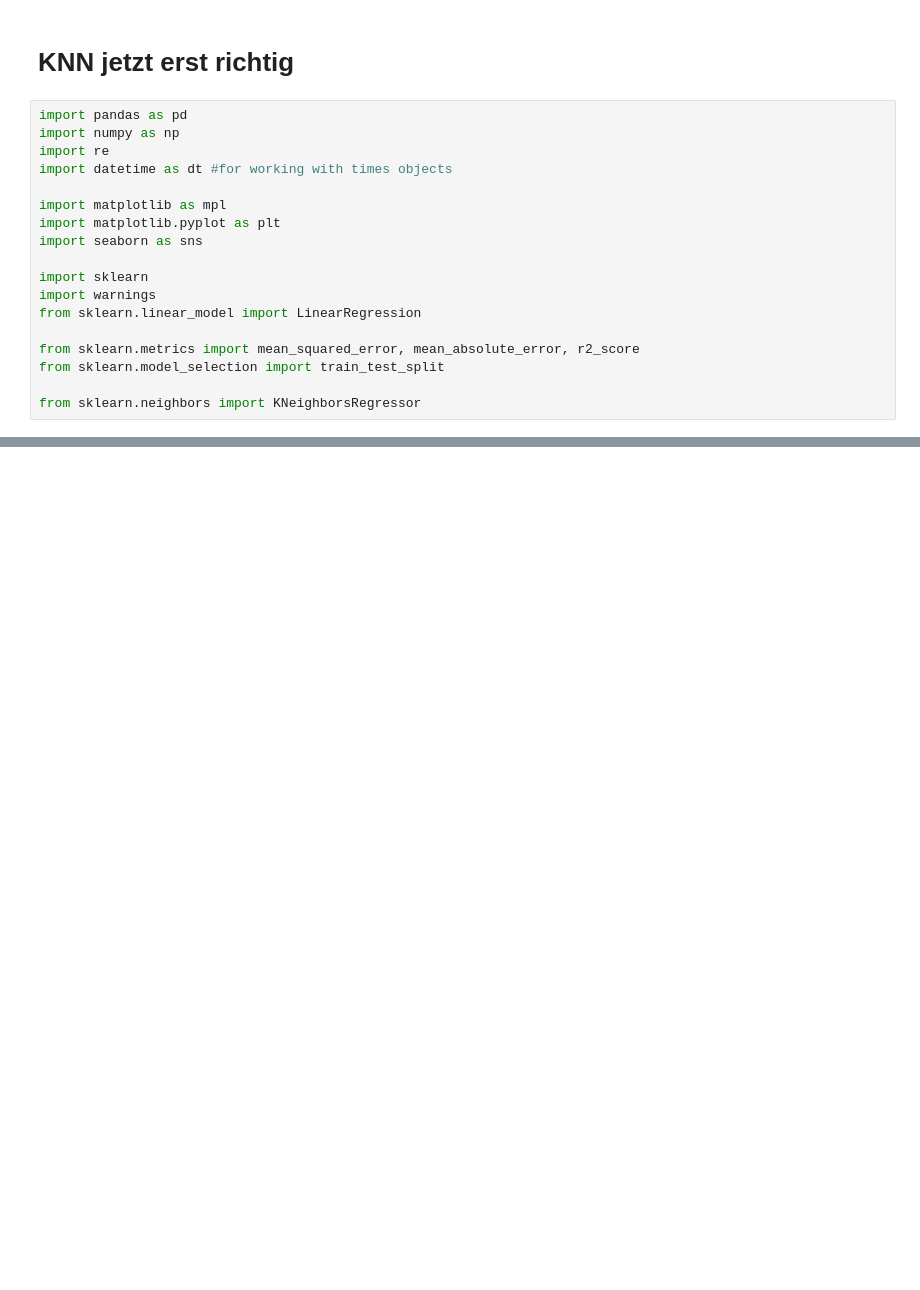
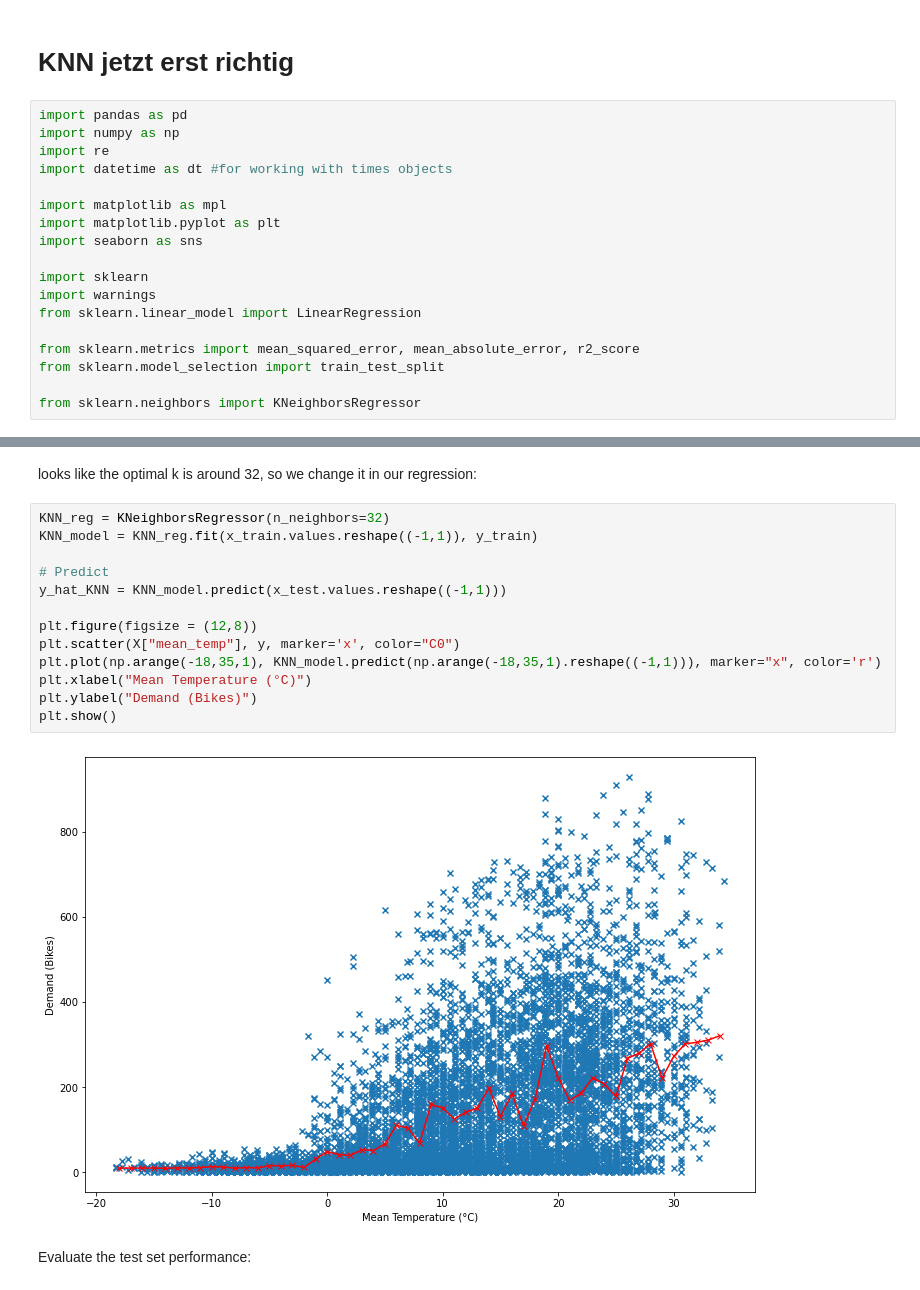
Before and after one commit to kond254/DSML-colasechs, a Jupyter notebook: KNN_correctissimo.ipynb, the cells around one changed output, grey strips where cells are left out. Cells and saved outputs as stored; diff of their text form; blank space fills up the shorter version.

```diff
--- a/KNN_correctissimo.ipynb
+++ b/KNN_correctissimo.ipynb
@@ -37,0 +109,19 @@ df_boston_weather
+# %% [markdown]
+looks like the optimal k is around 32, so we change it in our regression:
+# %%
+KNN_reg = KNeighborsRegressor(n_neighbors=32)
+KNN_model = KNN_reg.fit(x_train.values.reshape((-1,1)), y_train)
+
+# Predict
+y_hat_KNN = KNN_model.predict(x_test.values.reshape((-1,1)))
+
+plt.figure(figsize = (12,8))
+plt.scatter(X["mean_temp"], y, marker='x', color="C0")
+plt.plot(np.arange(-18,35,1), KNN_model.predict(np.arange(-18,35,1).reshape((-1,1))), marker="x", color='r')
+plt.xlabel("Mean Temperature (°C)")
+plt.ylabel("Demand (Bikes)")
+plt.show()
+# %% [output]
+[figure, added]
+# %% [markdown]
+Evaluate the test set performance:
```
Also changed, not shown: parts of 21 cells of this notebook.
